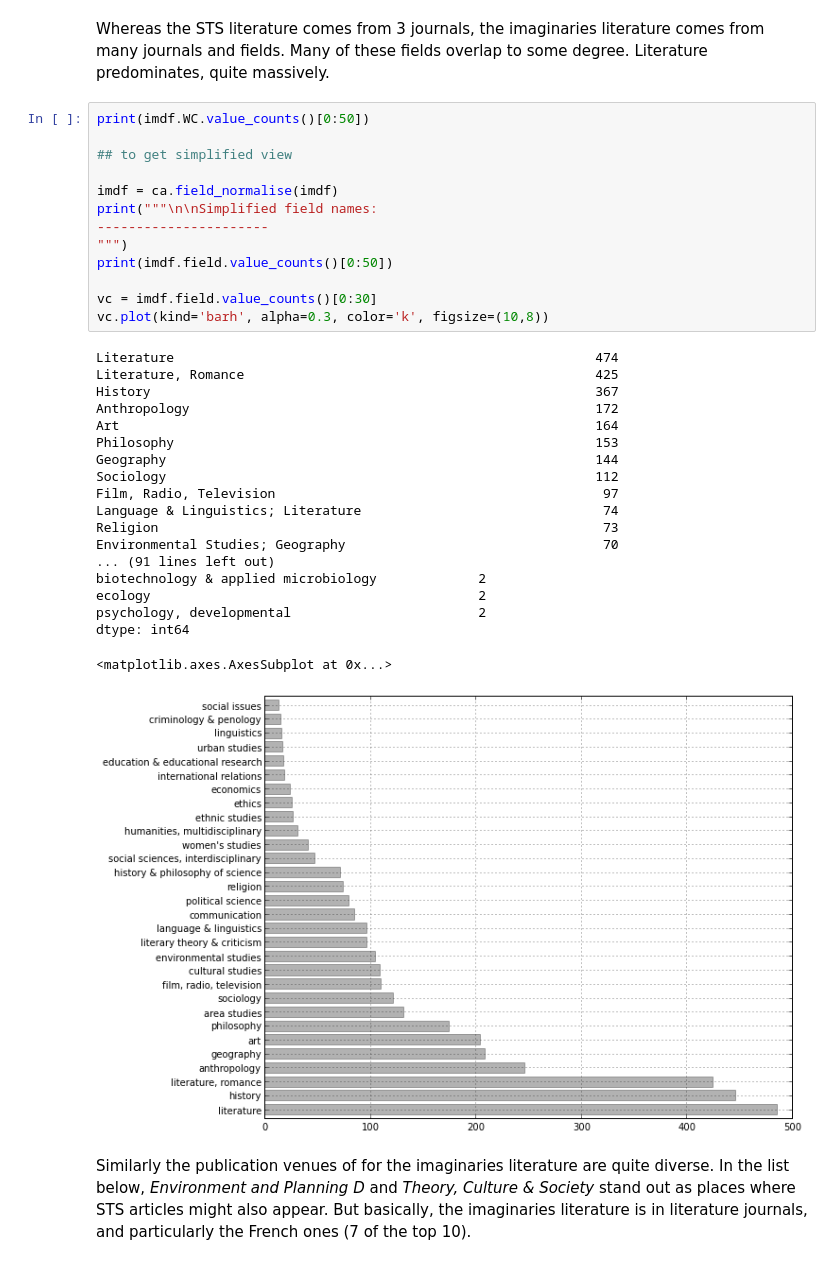
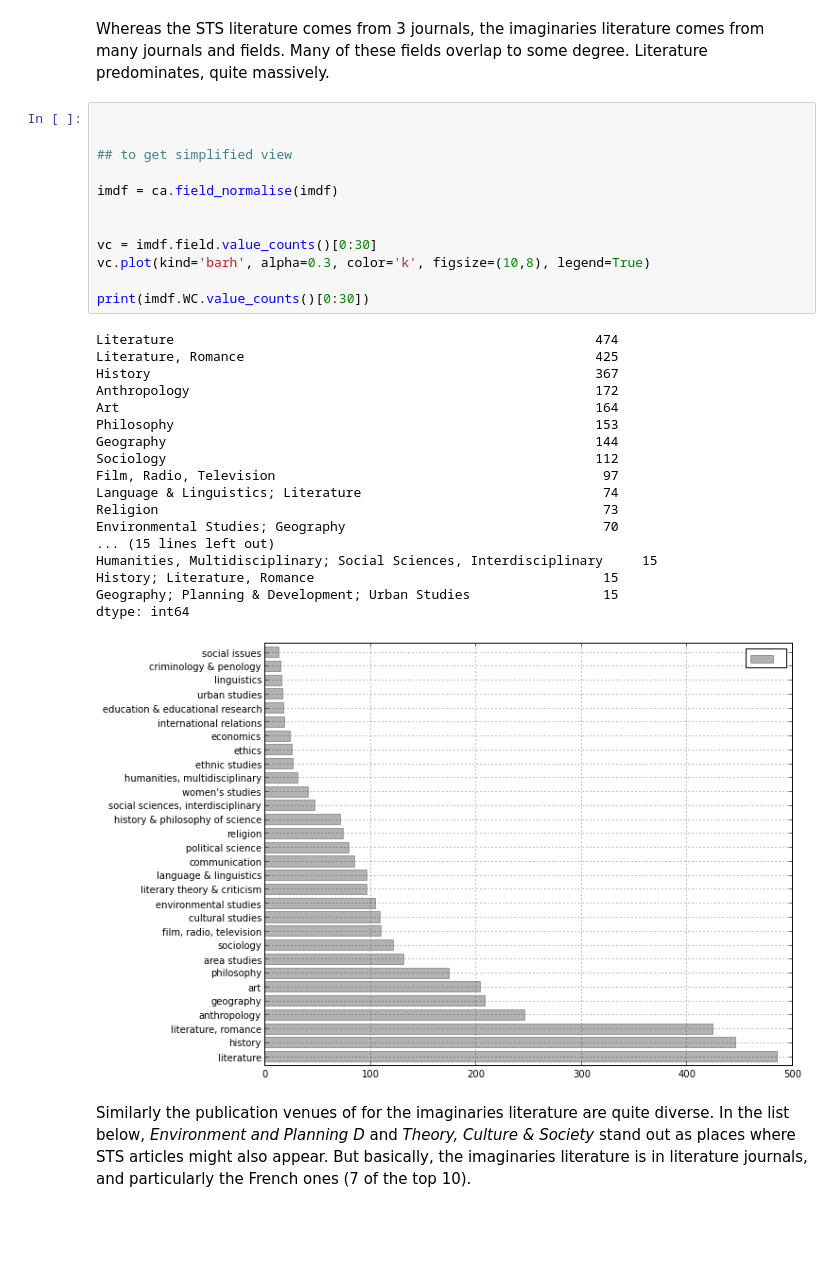
Before and after one commit to rian39/imaginaries, a Jupyter notebook: imaginaries.ipynb, the cells around one changed output. Cells and saved outputs as stored; diff of their text form; blank space fills up the shorter version.

```diff
--- a/imaginaries.ipynb
+++ b/imaginaries.ipynb
@@ -35,38 +38,36 @@ print(str(stsdf.shape[0]) + ' references published in the major sts journals to
 # %% [markdown]
 Whereas the STS literature comes from 3 journals, the imaginaries literature comes from many journals and fields. Many of these fields overlap to some degree. Literature predominates, quite massively.
 # %%
-print(imdf.WC.value_counts()[0:50])
+
 
 ## to get simplified view
 
 imdf = ca.field_normalise(imdf)
-print("""\n\nSimplified field names:
-----------------------
-""")
-print(imdf.field.value_counts()[0:50])
+
 
 vc = imdf.field.value_counts()[0:30]
-vc.plot(kind='barh', alpha=0.3, color='k', figsize=(10,8))
+vc.plot(kind='barh', alpha=0.3, color='k', figsize=(10,8), legend=True)
+
+print(imdf.WC.value_counts()[0:30])
 # %% [output]
 Literature                                                      474
 Literature, Romance                                             425
 History                                                         367
 Anthropology                                                    172
 Art                                                             164
 Philosophy                                                      153
 Geography                                                       144
 Sociology                                                       112
 Film, Radio, Television                                          97
 Language & Linguistics; Literature                               74
 Religion                                                         73
 Environmental Studies; Geography                                 70
-... (91 lines left out)
-biotechnology & applied microbiology             2
-ecology                                          2
-psychology, developmental                        2
+... (15 lines left out)
+Humanities, Multidisciplinary; Social Sciences, Interdisciplinary     15
+History; Literature, Romance                                     15
+Geography; Planning & Development; Urban Studies                 15
 dtype: int64
-<matplotlib.axes.AxesSubplot at 0x...>
-[figure, old version]
+[figure, new version]
 # %% [markdown]
 Similarly the publication venues of for the imaginaries literature are quite diverse. In the list below, _Environment and Planning D_ and _Theory, Culture & Society_ stand out as places where STS articles might also appear. But basically, the imaginaries literature is in literature journals, and particularly the French ones (7 of the top 10).
 # %%
```
Also changed, not shown: parts of 21 cells of this notebook, 1 other file.
